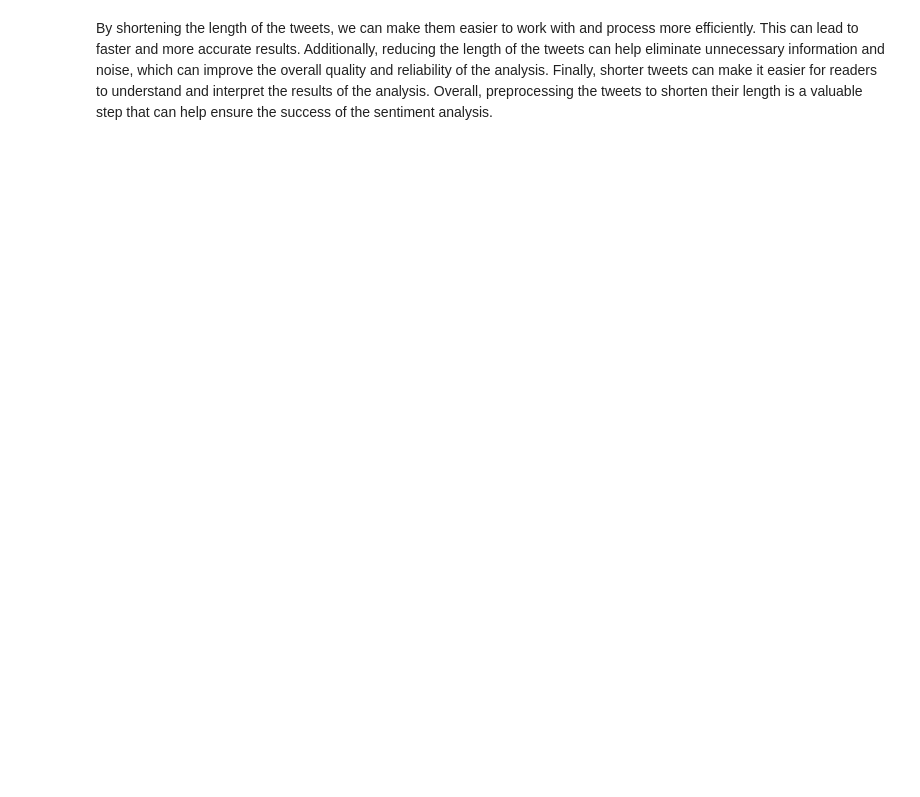
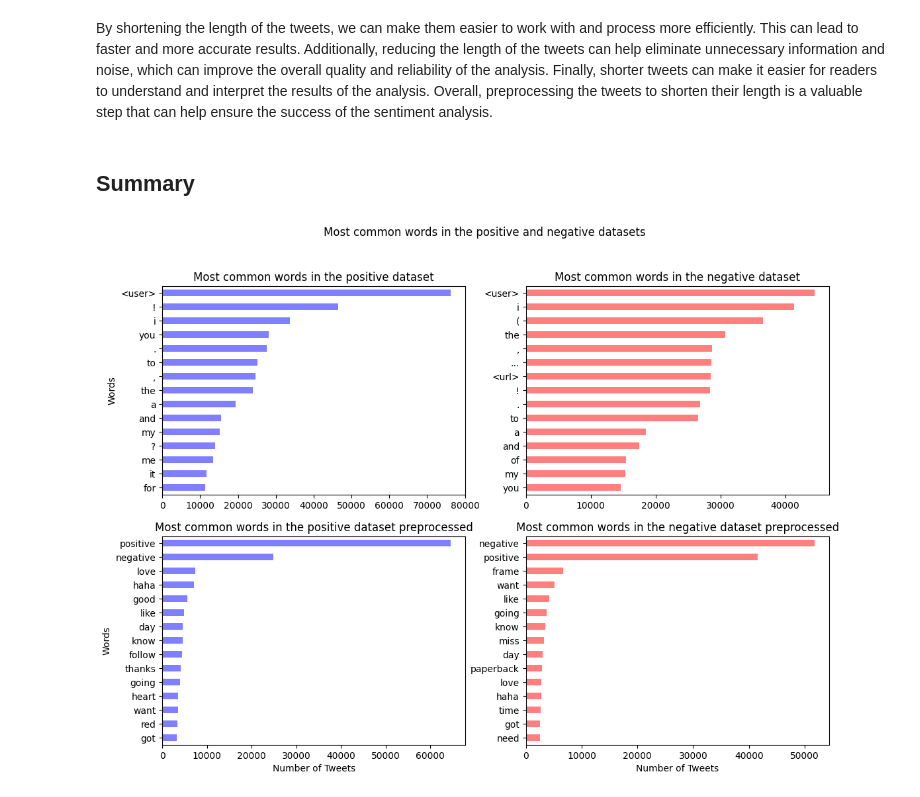
Before and after one commit to martintefra/Tweet-Sentiment-Classification, a Jupyter notebook: src/Exploration of the data.ipynb, the cells around one changed output. Drawn from its saved outputs; the diff is of its cells as text; code cells hidden in the pictures; blank space fills up the shorter version.

```diff
--- a/src/Exploration of the data.ipynb
+++ b/src/Exploration of the data.ipynb
@@ -218,2 +237,33 @@ plt.show()
 # %% [markdown]
 By shortening the length of the tweets, we can make them easier to work with and process more efficiently. This can lead to faster and more accurate results. Additionally, reducing the length of the tweets can help eliminate unnecessary information and noise, which can improve the overall quality and reliability of the analysis. Finally, shorter tweets can make it easier for readers to understand and interpret the results of the analysis. Overall, preprocessing the tweets to shorten their length is a valuable step that can help ensure the success of the sentiment analysis.
+# %% [markdown]
+## Summary
+# %%
+#Create the figure and axes for the two plots
+fig, ((ax1, ax2), (ax3, ax4)) = plt.subplots(2, 2, figsize=(13, 9))
+fig.suptitle('Most common words in the positive and negative datasets')
+
+# Set the title and labels for the two plots
+ax1.set_title("Most common words in the positive dataset")
+ax2.set_title("Most common words in the negative dataset")
+ax3.set_title("Most common words in the positive dataset preprocessed")
+ax4.set_title("Most common words in the negative dataset preprocessed")
+
+#Plot the barchart for the 2 datasets
+word_list_pos.head(15).iloc[::-1].plot(kind='barh', ax=ax1, color='blue', alpha=0.5)
+word_list_neg.head(15).iloc[::-1].plot(kind='barh', ax=ax2, color='red', alpha=0.5)
+word_list_pos_clean.head(15).iloc[::-1].plot(kind='barh', ax=ax3, color='blue', alpha=0.5)
+word_list_neg_clean.head(15).iloc[::-1].plot(kind='barh', ax=ax4, color='red', alpha=0.5)
+
+# Share the x axis for the last two plots
+ax1.get_shared_x_axes().join(ax1, ax3)
+ax2.get_shared_x_axes().join(ax2, ax4)
+
+ax1.set(ylabel='Words')
+ax3.set(xlabel='Number of Tweets', ylabel='Words')
+ax4.set(xlabel='Number of Tweets')
+
+#Show the plots
+plt.show()
+# %% [output]
+[figure, added]
```
Also changed, not shown: parts of 8 cells of this notebook.
